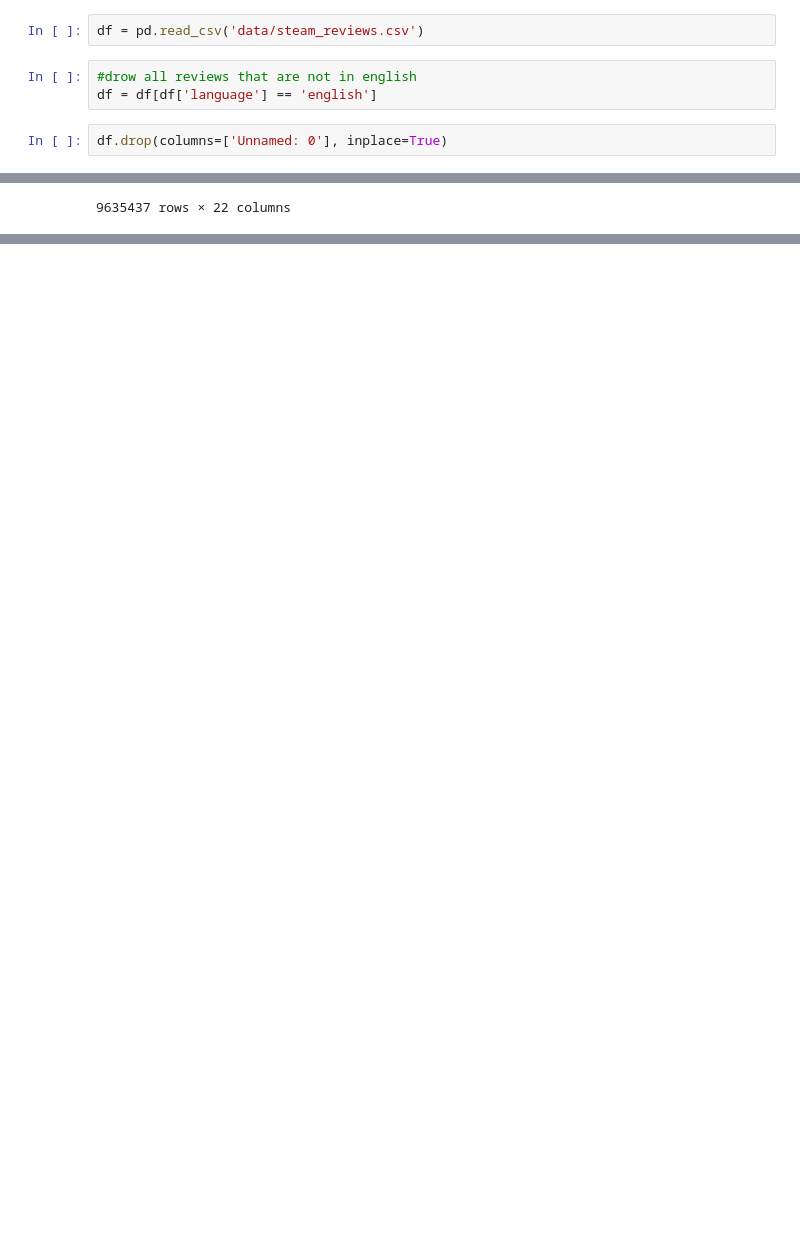
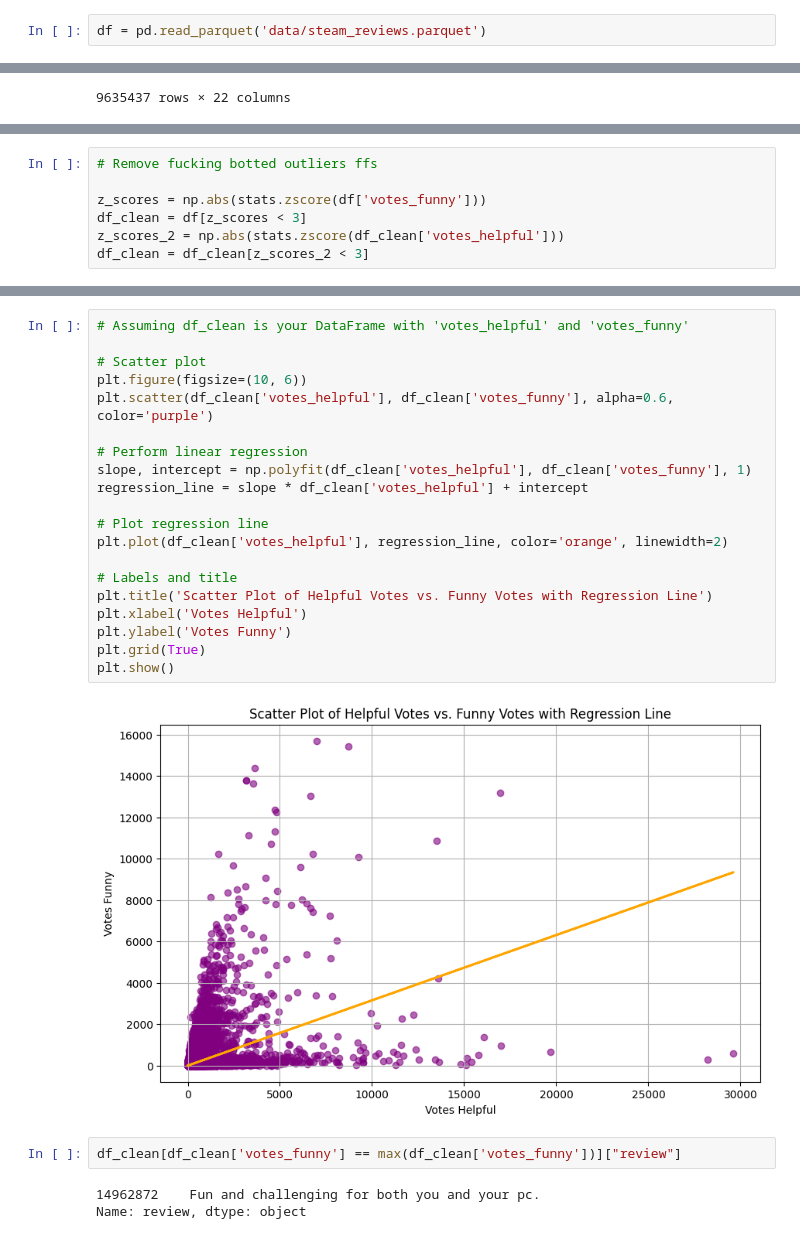
Before and after one commit to mikoyldz/steamrep, a Jupyter notebook: boring.ipynb, the cells around one changed output, grey strips where cells are left out. Saved outputs shown, nothing was run; the diff lists cells and outputs as text; blank space fills up the shorter version.

```diff
--- a/boring.ipynb
+++ b/boring.ipynb
@@ -7,10 +9,5 @@ import nltk
 # %%
-df = pd.read_csv('data/steam_reviews.csv')
+df = pd.read_parquet('data/steam_reviews.parquet')
-# %%
-#drow all reviews that are not in english
-df = df[df['language'] == 'english']
-# %%
-df.drop(columns=['Unnamed: 0'], inplace=True)
 # %%
 df
 # %% [output]
@@ -31,0 +54,7 @@ df.to_parquet('data/steam_reviews.parquet')
+# %%
+# Remove fucking botted outliers ffs
+
+z_scores = np.abs(stats.zscore(df['votes_funny']))
+df_clean = df[z_scores < 3]
+z_scores_2 = np.abs(stats.zscore(df_clean['votes_helpful']))
+df_clean = df_clean[z_scores_2 < 3]
@@ -31,0 +88,27 @@ df.to_parquet('data/steam_reviews.parquet')
+# %%
+# Assuming df_clean is your DataFrame with 'votes_helpful' and 'votes_funny'
+
+# Scatter plot
+plt.figure(figsize=(10, 6))
+plt.scatter(df_clean['votes_helpful'], df_clean['votes_funny'], alpha=0.6, color='purple')
+
+# Perform linear regression
+slope, intercept = np.polyfit(df_clean['votes_helpful'], df_clean['votes_funny'], 1)
+regression_line = slope * df_clean['votes_helpful'] + intercept
+
+# Plot regression line
+plt.plot(df_clean['votes_helpful'], regression_line, color='orange', linewidth=2)
+
+# Labels and title
+plt.title('Scatter Plot of Helpful Votes vs. Funny Votes with Regression Line')
+plt.xlabel('Votes Helpful')
+plt.ylabel('Votes Funny')
+plt.grid(True)
+plt.show()
+# %% [output]
+[figure, added]
+# %%
+df_clean[df_clean['votes_funny'] == max(df_clean['votes_funny'])]["review"]
+# %% [output]
+14962872    Fun and challenging for both you and your pc.
+Name: review, dtype: object
```
Also changed, not shown: parts of 10 cells of this notebook.
